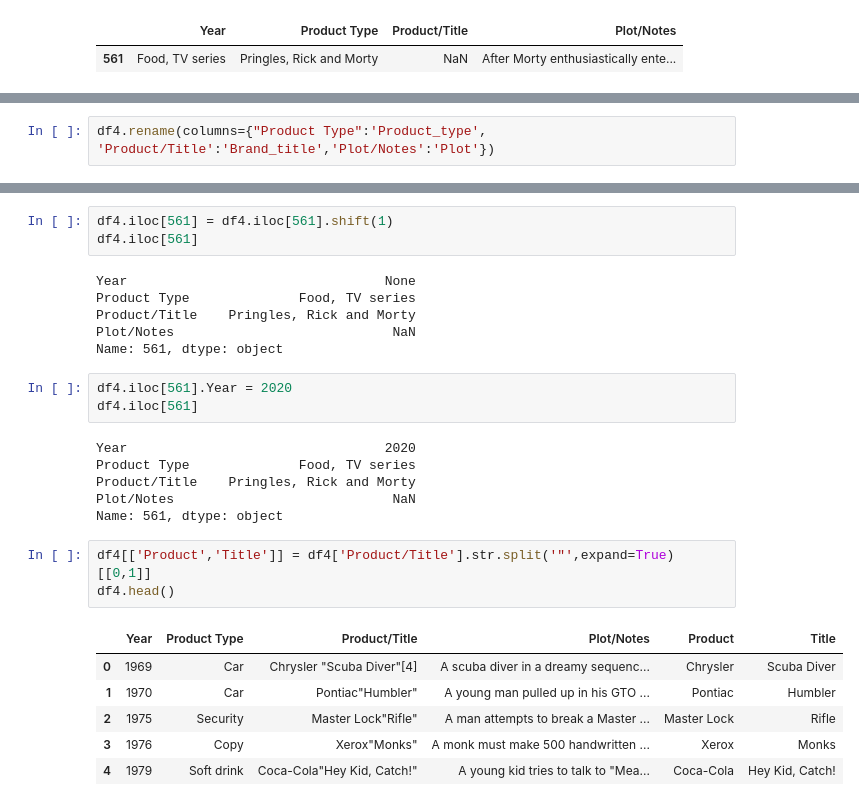
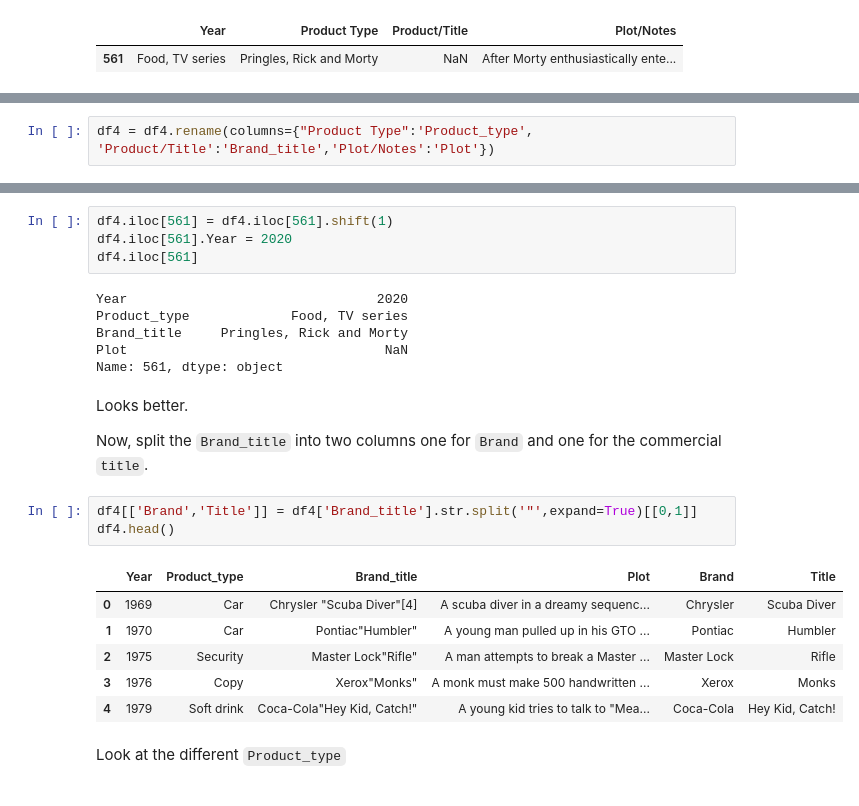
Before and after one commit to mikedshadow/Capstone-2, a Jupyter notebook: Notebooks/Capstone-2-Data-Wrangling.ipynb, the cells around one changed output, grey strips where cells are left out. Saved outputs shown, nothing was run; the diff lists cells and outputs as text.

```diff
--- a/Notebooks/Capstone-2-Data-Wrangling.ipynb
+++ b/Notebooks/Capstone-2-Data-Wrangling.ipynb
@@ -88,2 +116,2 @@ df4[df4.Year == 'Food, TV series']
 # %%
-df4.rename(columns={"Product Type":'Product_type', 'Product/Title':'Brand_title','Plot/Notes':'Plot'})
+df4 = df4.rename(columns={"Product Type":'Product_type', 'Product/Title':'Brand_title','Plot/Notes':'Plot'})
@@ -104,28 +118,26 @@ df4.rename(columns={"Product Type":'Product_type', 'Product/Title':'Brand_title'
 # %%
 df4.iloc[561] = df4.iloc[561].shift(1)
+df4.iloc[561].Year = 2020
 df4.iloc[561]
 # %% [output]
-Year                                 None
-Product Type              Food, TV series
-Product/Title    Pringles, Rick and Morty
-Plot/Notes                            NaN
+Year                                2020
+Product_type             Food, TV series
+Brand_title     Pringles, Rick and Morty
+Plot                                 NaN
 Name: 561, dtype: object
-# %%
-df4.iloc[561].Year = 2020
-df4.iloc[561]
-# %% [output]
-Year                                 2020
-Product Type              Food, TV series
-Product/Title    Pringles, Rick and Morty
-Plot/Notes                            NaN
-Name: 561, dtype: object
+# %% [markdown]
+Looks better.
+
+Now, split the `Brand_title` into two columns  one for `Brand` and one for the commercial `title`.
 # %%
-df4[['Product','Title']] = df4['Product/Title'].str.split('"',expand=True)[[0,1]]
+df4[['Brand','Title']] = df4['Brand_title'].str.split('"',expand=True)[[0,1]]
 df4.head()
 # %% [output]
-|  | Year | Product Type | Product/Title | Plot/Notes | Product | Title |
+|  | Year | Product_type | Brand_title | Plot | Brand | Title |
 | 0 | 1969 | Car | Chrysler "Scuba Diver"[4] | A scuba diver in a dreamy sequenc... | Chrysler | Scuba Diver |
 | 1 | 1970 | Car | Pontiac"Humbler" | A young man pulled up in his GTO ... | Pontiac | Humbler |
 | 2 | 1975 | Security | Master Lock"Rifle" | A man attempts to break a Master ... | Master Lock | Rifle |
 | 3 | 1976 | Copy | Xerox"Monks" | A monk must make 500 handwritten ... | Xerox | Monks |
 | 4 | 1979 | Soft drink | Coca-Cola"Hey Kid, Catch!" | A young kid tries to talk to "Mea... | Coca-Cola | Hey Kid, Catch! |
+# %% [markdown]
+Look at the different `Product_type`
```
Also changed, not shown: parts of 73 cells of this notebook.
